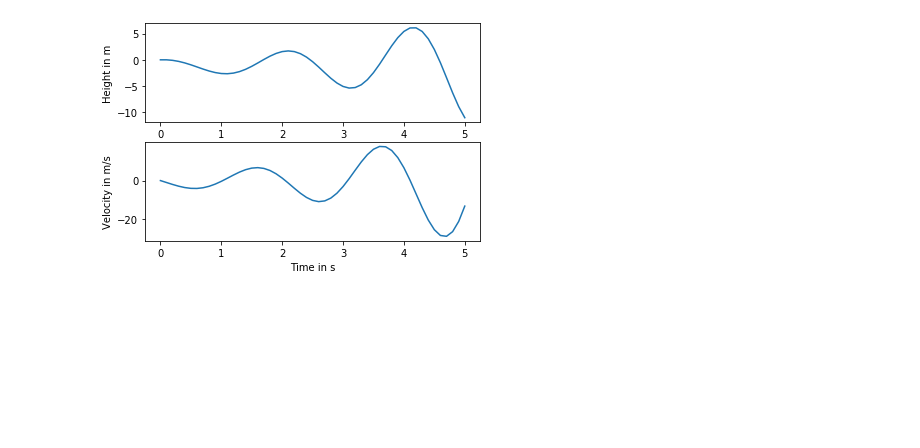
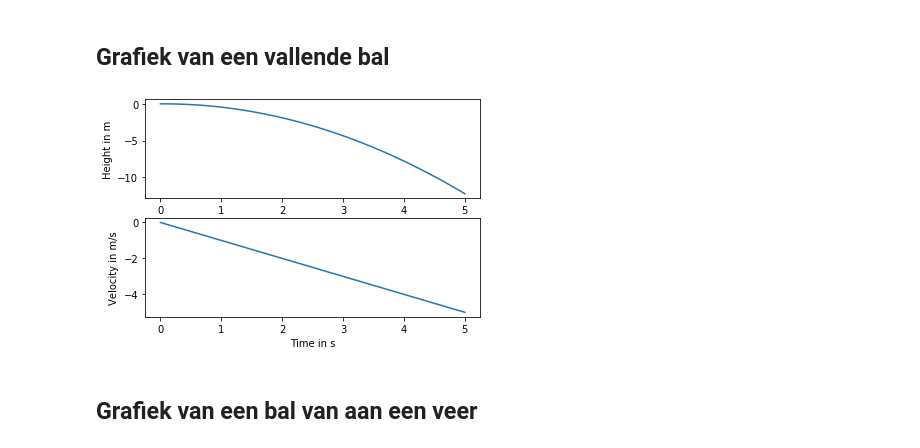
Before and after one commit to cksoest/Simulation-Moddeling, a Jupyter notebook: Simuleren van beweging.ipynb, the cells around one changed output. Drawn from its saved outputs; the diff is of its cells as text; code cells hidden in the pictures; blank space fills up the shorter version.

```diff
--- a/Simuleren van beweging.ipynb
+++ b/Simuleren van beweging.ipynb
@@ -2,13 +2,13 @@
 import numpy
 import matplotlib.pyplot
 
-def forward_euler():
+
+def forward_euler(spring):
     h=0.1
     g=9.81
     friction = 0.1
     force = -1
     mass = 1
-    spring = True
     spring_point = 10
     spring_strenght = -10
 
@@ -26,7 +26,6 @@ def forward_euler():
         x[step+1] = x[step] + v[step] * h
     return t,x,v
 
-t,x,v = forward_euler()
 
 def plot_me():
     axes_height = matplotlib.pyplot.subplot(211)
@@ -37,7 +36,12 @@ def plot_me():
     axes_velocity.set_ylabel('Velocity in m/s')
     axes_velocity.set_xlabel('Time in s')
     matplotlib.pyplot.show()
-
-plot_me()
-# %% [output]
-[figure, removed]
+# %% [markdown]
+<h2>Grafiek van een vallende bal</h2>
+# %%
+t,x,v = forward_euler(False)
+plot_me()
+# %% [output]
+[figure, added]
+# %% [markdown]
+<h2>Grafiek van een bal van aan een veer</h2>
```
Also changed, not shown: parts of 1 cell of this notebook.
